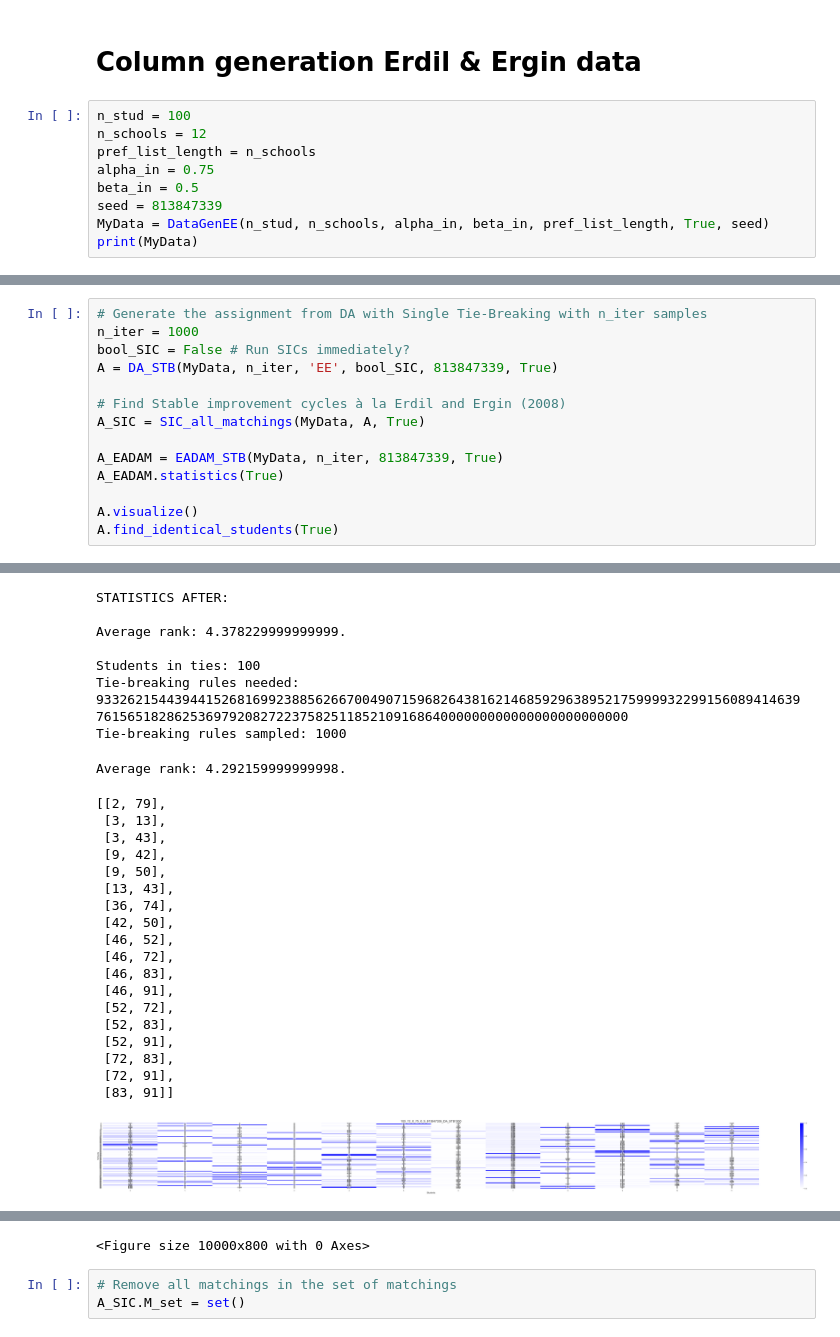
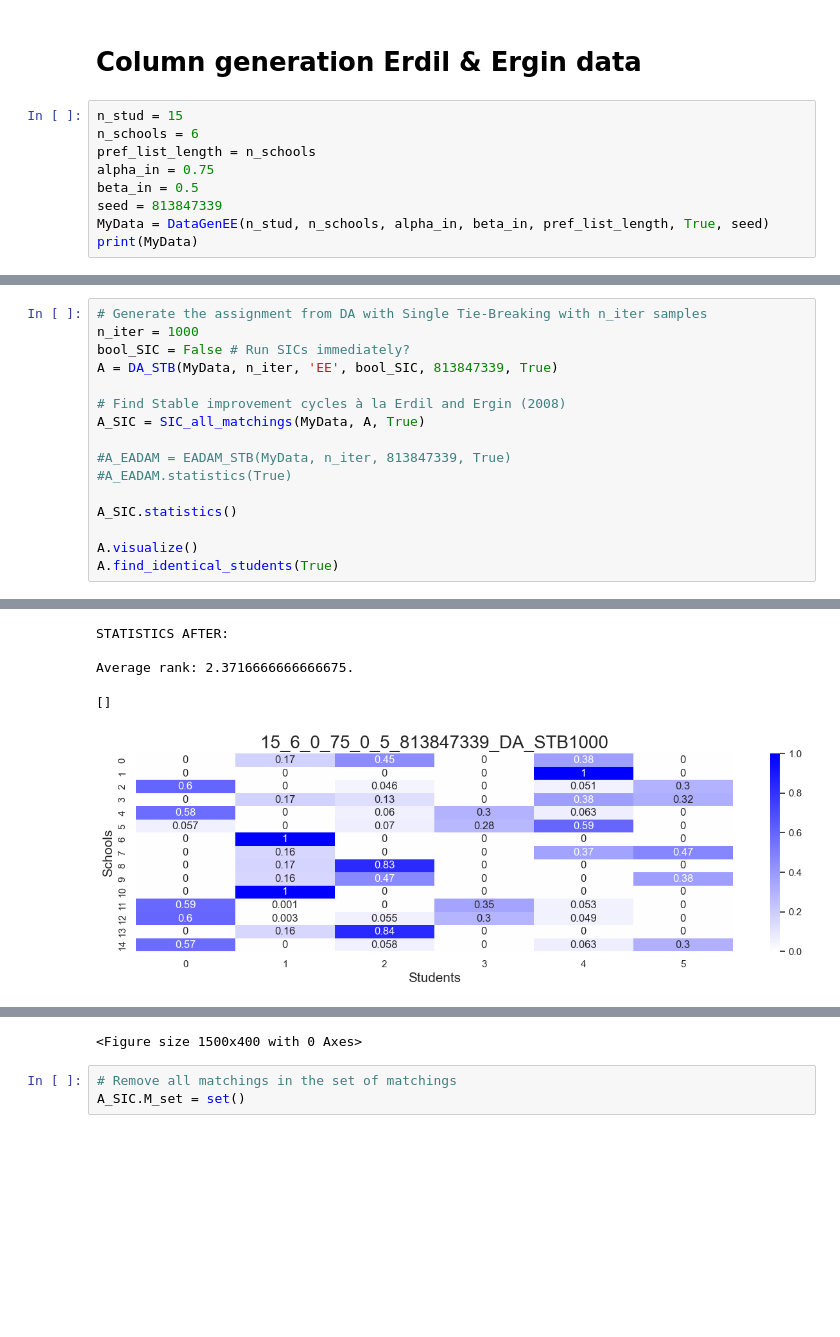
Before and after one commit to DemeulemeesterT/Improving-ex-post-stable-random-matchings_Python, a Jupyter notebook: Playground notebook.ipynb, the cells around one changed output, grey strips where cells are left out. Saved outputs shown, nothing was run; the diff lists cells and outputs as text; blank space fills up the shorter version.

```diff
--- a/Playground notebook.ipynb
+++ b/Playground notebook.ipynb
@@ -92,8 +92,8 @@ print(A[1].A.assignment)
 # %% [markdown]
 # Column generation Erdil & Ergin data
 # %%
-n_stud = 100
-n_schools = 12
+n_stud = 15
+n_schools = 6
 pref_list_length = n_schools
 alpha_in = 0.75
 beta_in = 0.5
@@ -127,8 +127,10 @@ A = DA_STB(MyData, n_iter, 'EE', bool_SIC, 813847339, True)
 # Find Stable improvement cycles à la Erdil and Ergin (2008)
 A_SIC = SIC_all_matchings(MyData, A, True)
 
-A_EADAM = EADAM_STB(MyData, n_iter, 813847339, True)
-A_EADAM.statistics(True)
+#A_EADAM = EADAM_STB(MyData, n_iter, 813847339, True)
+#A_EADAM.statistics(True)
+
+A_SIC.statistics()
 
 A.visualize()
 A.find_identical_students(True)
@@ -142,27 +144,5 @@ Average rank: 4.475019999999997.
 STATISTICS AFTER:
 
-Average rank: 4.378229999999999.
-
-Students in ties: 100
-Tie-breaking rules needed: 93326215443944152681699238856266700490715968264381621468592963895217599993229915608941463976156518286253697920827223758251185210916864000000000000000000000000
-Tie-breaking rules sampled: 1000
+Average rank: 2.3716666666666675.
-Average rank: 4.292159999999998.
+[]
-[[2, 79],
- [3, 13],
- [3, 43],
- [9, 42],
- [9, 50],
- [13, 43],
- [36, 74],
- [42, 50],
- [46, 52],
- [46, 72],
- [46, 83],
- [46, 91],
- [52, 72],
- [52, 83],
- [52, 91],
- [72, 83],
- [72, 91],
- [83, 91]]
-[figure, old version]
+[figure, new version]
@@ -170,4 +150,4 @@ Average rank: 4.292159999999998.
-<Figure size 10000x800 with 0 Axes>
+<Figure size 1500x400 with 0 Axes>
 # %%
 # Remove all matchings in the set of matchings
 A_SIC.M_set = set()
```
Also changed, not shown: parts of 12 cells of this notebook, 20 other files.
